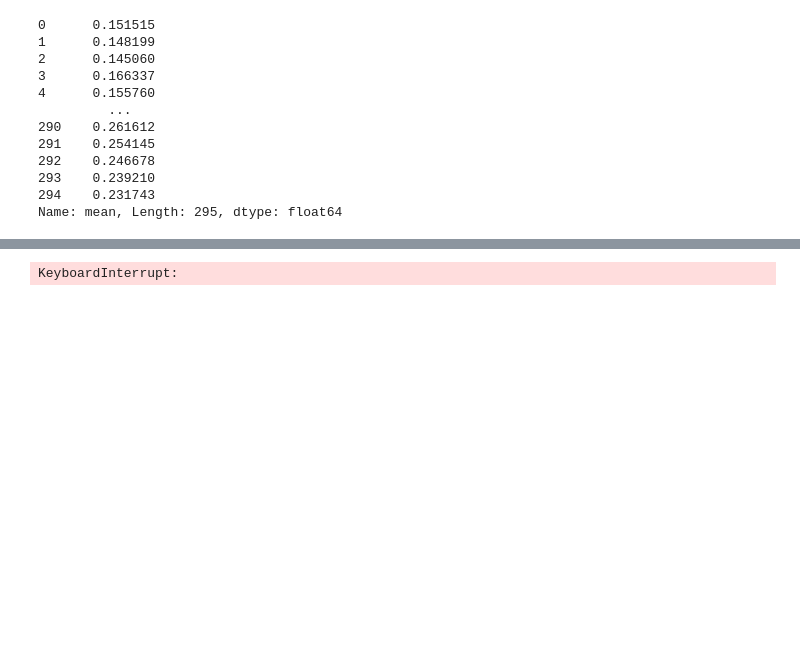
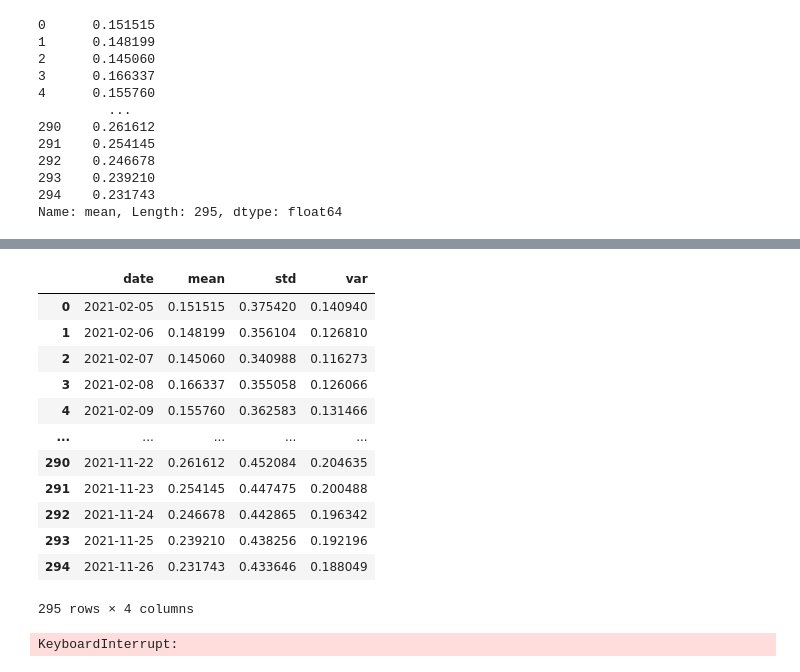
Before and after one commit to QuantLet/SDA_2021_St_Gallen, a Jupyter notebook: sentiment.ipynb, the cells around one changed output, grey strips where cells are left out. Cells and saved outputs as stored; diff of their text form; code cells hidden in the pictures; blank space fills up the shorter version.

```diff
--- a/sentiment.ipynb
+++ b/sentiment.ipynb
@@ -375,6 +407,22 @@ sns.set_style("whitegrid")
 from matplotlib import rcParams
 rcParams.update({'figure.autolayout': True})
 plt.rcParams['axes.titlesize'] = 20
+# %%
+df1
+# %% [output]
+|  | date | mean | std | var |
+| 0 | 2021-02-05 | 0.151515 | 0.375420 | 0.140940 |
+| 1 | 2021-02-06 | 0.148199 | 0.356104 | 0.126810 |
+| 2 | 2021-02-07 | 0.145060 | 0.340988 | 0.116273 |
+| 3 | 2021-02-08 | 0.166337 | 0.355058 | 0.126066 |
+| 4 | 2021-02-09 | 0.155760 | 0.362583 | 0.131466 |
+| ... | ... | ... | ... | ... |
+| 290 | 2021-11-22 | 0.261612 | 0.452084 | 0.204635 |
+| 291 | 2021-11-23 | 0.254145 | 0.447475 | 0.200488 |
+| 292 | 2021-11-24 | 0.246678 | 0.442865 | 0.196342 |
+| 293 | 2021-11-25 | 0.239210 | 0.438256 | 0.192196 |
+| 294 | 2021-11-26 | 0.231743 | 0.433646 | 0.188049 |
+295 rows × 4 columns
 # %%
 plt.rcParams["figure.autolayout"] = True
 
```
Also changed, not shown: parts of 3 cells of this notebook, 2 other files.
